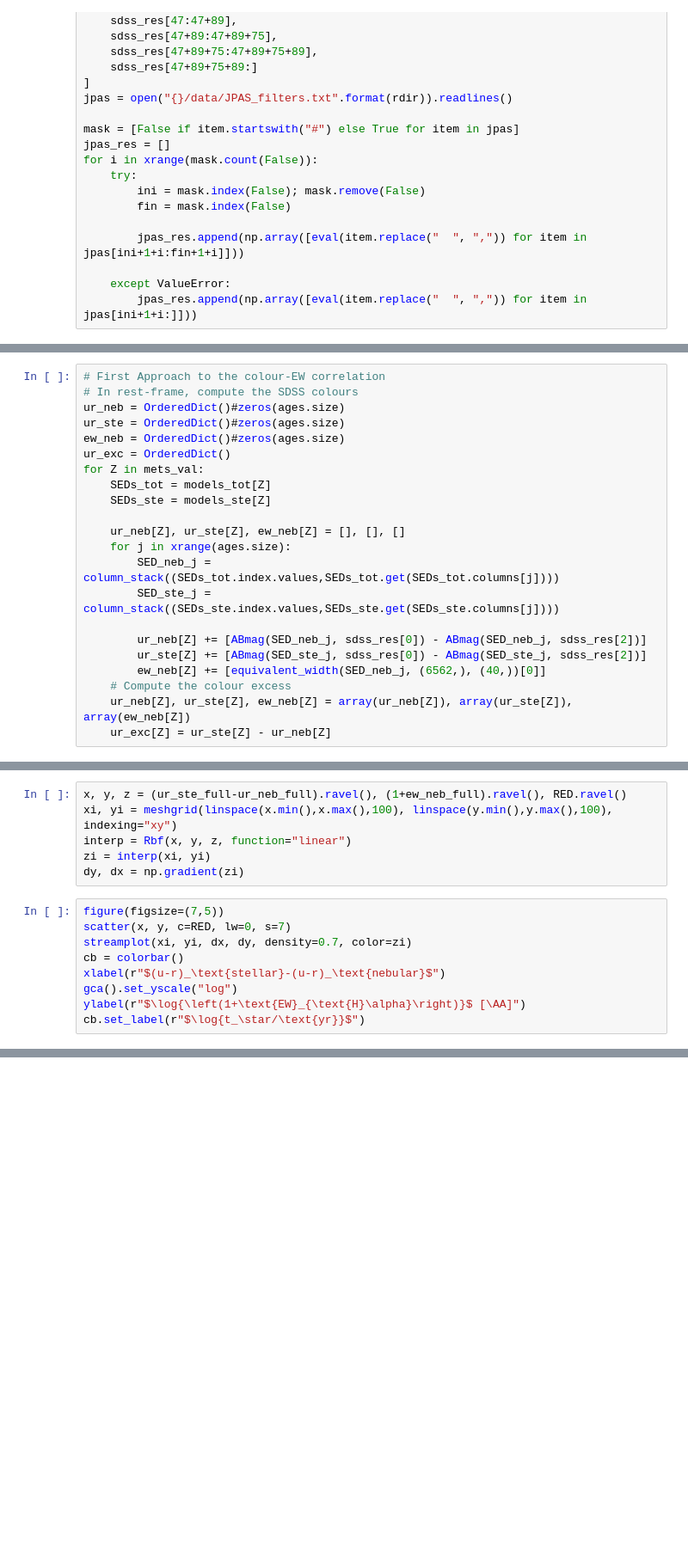
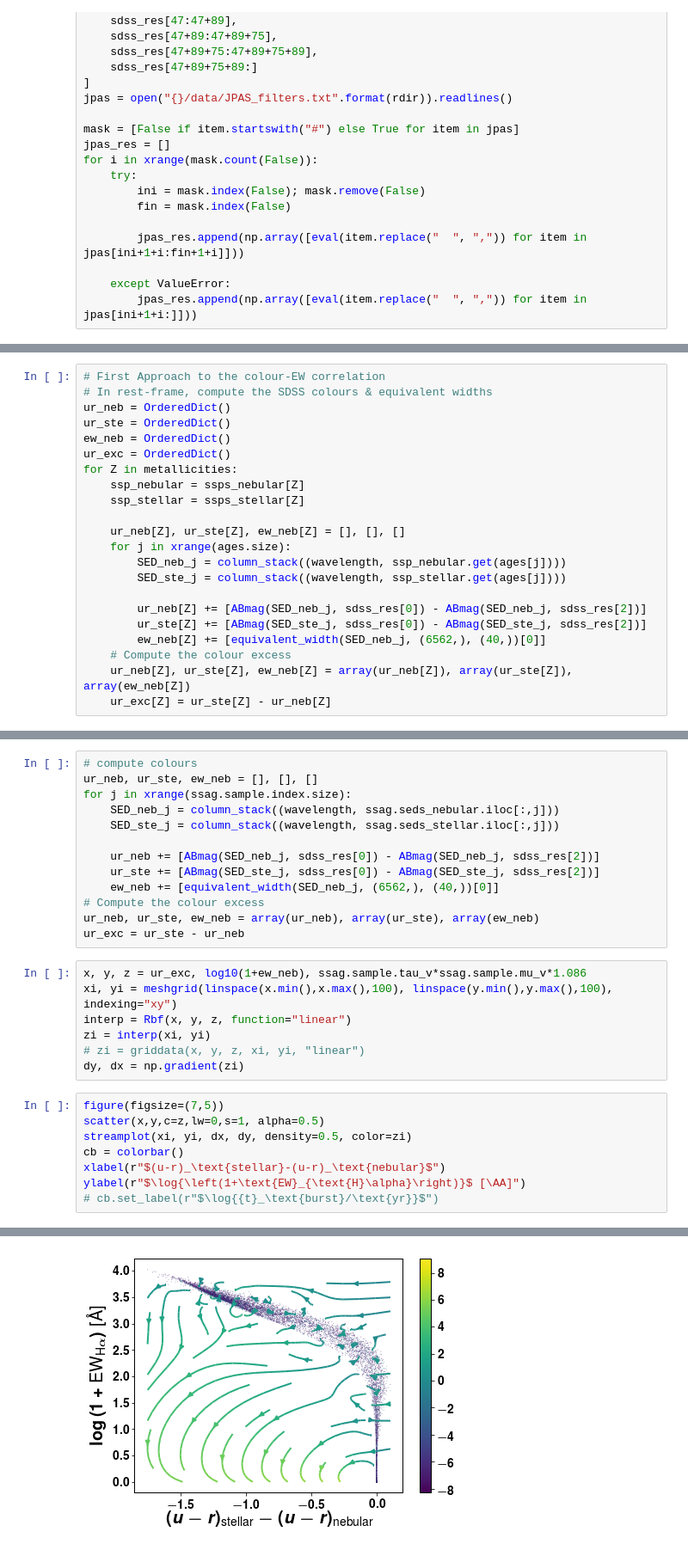
Before and after one commit to ajmejia/photo-ew, a Jupyter notebook: notebooks/proof-of-concept.ipynb, the cells around one changed output, grey strips where cells are left out. Shown: that part at 86% size. Saved outputs shown, nothing was run; the diff lists cells and outputs as text; blank space fills up the shorter version.

```diff
--- a/notebooks/proof-of-concept.ipynb
+++ b/notebooks/proof-of-concept.ipynb
@@ -103,18 +99,18 @@ for k in xrange(mets_val.size):
 # %%
 # First Approach to the colour-EW correlation
-# In rest-frame, compute the SDSS colours
-ur_neb = OrderedDict()#zeros(ages.size)
-ur_ste = OrderedDict()#zeros(ages.size)
-ew_neb = OrderedDict()#zeros(ages.size)
+# In rest-frame, compute the SDSS colours & equivalent widths
+ur_neb = OrderedDict()
+ur_ste = OrderedDict()
+ew_neb = OrderedDict()
 ur_exc = OrderedDict()
-for Z in mets_val:
-    SEDs_tot = models_tot[Z]
-    SEDs_ste = models_ste[Z]
+for Z in metallicities:
+    ssp_nebular = ssps_nebular[Z]
+    ssp_stellar = ssps_stellar[Z]
 
     ur_neb[Z], ur_ste[Z], ew_neb[Z] = [], [], []
     for j in xrange(ages.size):
-        SED_neb_j = column_stack((SEDs_tot.index.values,SEDs_tot.get(SEDs_tot.columns[j])))
-        SED_ste_j = column_stack((SEDs_ste.index.values,SEDs_ste.get(SEDs_ste.columns[j])))
+        SED_neb_j = column_stack((wavelength, ssp_nebular.get(ages[j])))
+        SED_ste_j = column_stack((wavelength, ssp_stellar.get(ages[j])))
 
         ur_neb[Z] += [ABmag(SED_neb_j, sdss_res[0]) - ABmag(SED_neb_j, sdss_res[2])]
         ur_ste[Z] += [ABmag(SED_ste_j, sdss_res[0]) - ABmag(SED_ste_j, sdss_res[2])]
@@ -240,15 +153,29 @@ for i,j,k,m in it.product(xrange(EXT.shape[0]),xrange(EXT.shape[1]),xrange(EXT.s
+# %%
+# compute colours
+ur_neb, ur_ste, ew_neb = [], [], []
+for j in xrange(ssag.sample.index.size):
+    SED_neb_j = column_stack((wavelength, ssag.seds_nebular.iloc[:,j]))
+    SED_ste_j = column_stack((wavelength, ssag.seds_stellar.iloc[:,j]))
+
+    ur_neb += [ABmag(SED_neb_j, sdss_res[0]) - ABmag(SED_neb_j, sdss_res[2])]
+    ur_ste += [ABmag(SED_ste_j, sdss_res[0]) - ABmag(SED_ste_j, sdss_res[2])]
+    ew_neb += [equivalent_width(SED_neb_j, (6562,), (40,))[0]]
+# Compute the colour excess
+ur_neb, ur_ste, ew_neb = array(ur_neb), array(ur_ste), array(ew_neb)
+ur_exc = ur_ste - ur_neb
 # %%
-x, y, z = (ur_ste_full-ur_neb_full).ravel(), (1+ew_neb_full).ravel(), RED.ravel()
+x, y, z = ur_exc, log10(1+ew_neb), ssag.sample.tau_v*ssag.sample.mu_v*1.086
 xi, yi = meshgrid(linspace(x.min(),x.max(),100), linspace(y.min(),y.max(),100), indexing="xy")
 interp = Rbf(x, y, z, function="linear")
 zi = interp(xi, yi)
+# zi = griddata(x, y, z, xi, yi, "linear")
 dy, dx = np.gradient(zi)
 # %%
 figure(figsize=(7,5))
-scatter(x, y, c=RED, lw=0, s=7)
-streamplot(xi, yi, dx, dy, density=0.7, color=zi)
+scatter(x,y,c=z,lw=0,s=1, alpha=0.5)
+streamplot(xi, yi, dx, dy, density=0.5, color=zi)
 cb = colorbar()
 xlabel(r"$(u-r)_\text{stellar}-(u-r)_\text{nebular}$")
-gca().set_yscale("log")
 ylabel(r"$\log{\left(1+\text{EW}_{\text{H}\alpha}\right)}$ [\AA]")
-cb.set_label(r"$\log{t_\star/\text{yr}}$")
+# cb.set_label(r"$\log{{t}_\text{burst}/\text{yr}}$")
+# %% [output]
@@ -254,0 +183 @@ cb.set_label(r"$\log{t_\star/\text{yr}}$")
+[figure, added]
```
Also changed, not shown: parts of 10 cells of this notebook.
